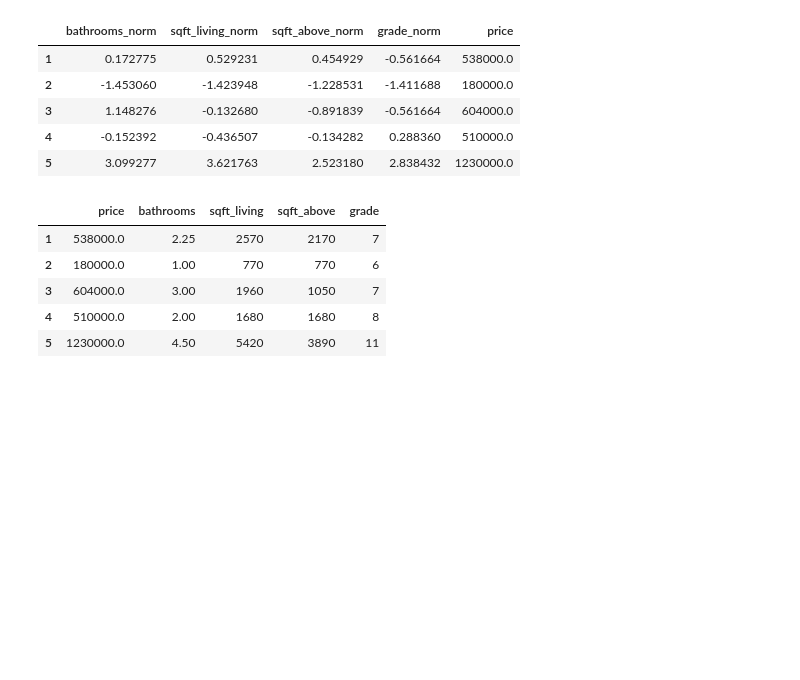
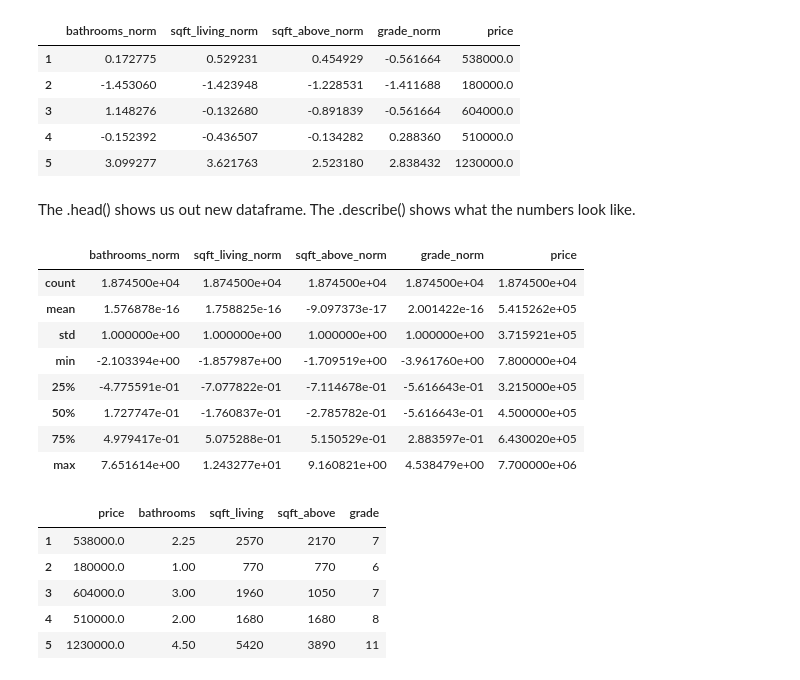
Before and after one commit to SarabiEventide/dsc-1-final-project-online-ds-sp-000, a Jupyter notebook: student_finalized.ipynb, the cells around one changed output. Drawn from its saved outputs; the diff is of its cells as text; code cells hidden in the pictures; blank space fills up the shorter version.

```diff
--- a/student_finalized.ipynb
+++ b/student_finalized.ipynb
@@ -570,4 +595,18 @@ df_normal.head()
 | 3 | 1.148276 | -0.132680 | -0.891839 | -0.561664 | 604000.0 |
 | 4 | -0.152392 | -0.436507 | -0.134282 | 0.288360 | 510000.0 |
 | 5 | 3.099277 | 3.621763 | 2.523180 | 2.838432 | 1230000.0 |
+# %% [markdown]
+The .head() shows us out new dataframe. The .describe() shows what the numbers look like.
+# %%
+df_normal.describe()
+# %% [output]
+|  | bathrooms_norm | sqft_living_norm | sqft_above_norm | grade_norm | price |
+| count | 1.874500e+04 | 1.874500e+04 | 1.874500e+04 | 1.874500e+04 | 1.874500e+04 |
+| mean | 1.576878e-16 | 1.758825e-16 | -9.097373e-17 | 2.001422e-16 | 5.415262e+05 |
+| std | 1.000000e+00 | 1.000000e+00 | 1.000000e+00 | 1.000000e+00 | 3.715921e+05 |
+| min | -2.103394e+00 | -1.857987e+00 | -1.709519e+00 | -3.961760e+00 | 7.800000e+04 |
+| 25% | -4.775591e-01 | -7.077822e-01 | -7.114678e-01 | -5.616643e-01 | 3.215000e+05 |
+| 50% | 1.727747e-01 | -1.760837e-01 | -2.785782e-01 | -5.616643e-01 | 4.500000e+05 |
+| 75% | 4.979417e-01 | 5.075288e-01 | 5.150529e-01 | 2.883597e-01 | 6.430020e+05 |
+| max | 7.651614e+00 | 1.243277e+01 | 9.160821e+00 | 4.538479e+00 | 7.700000e+06 |
 # %%
```
Also changed, not shown: parts of 46 cells of this notebook.
